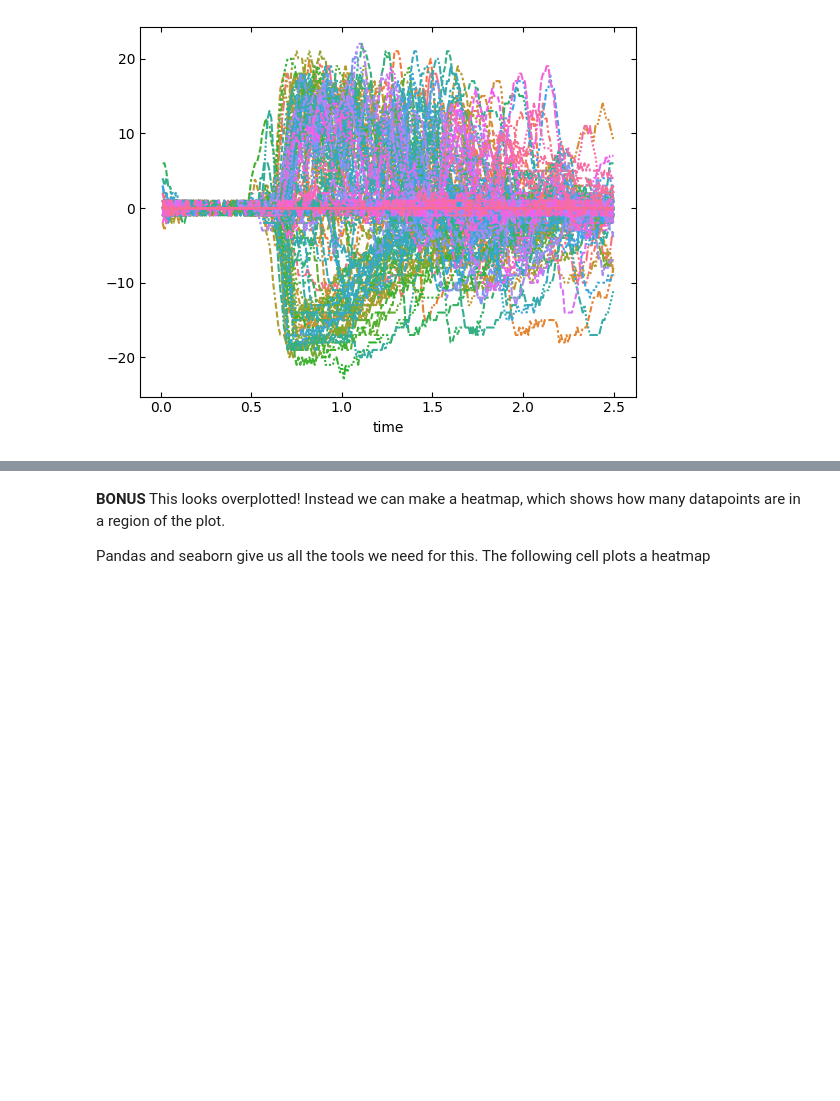
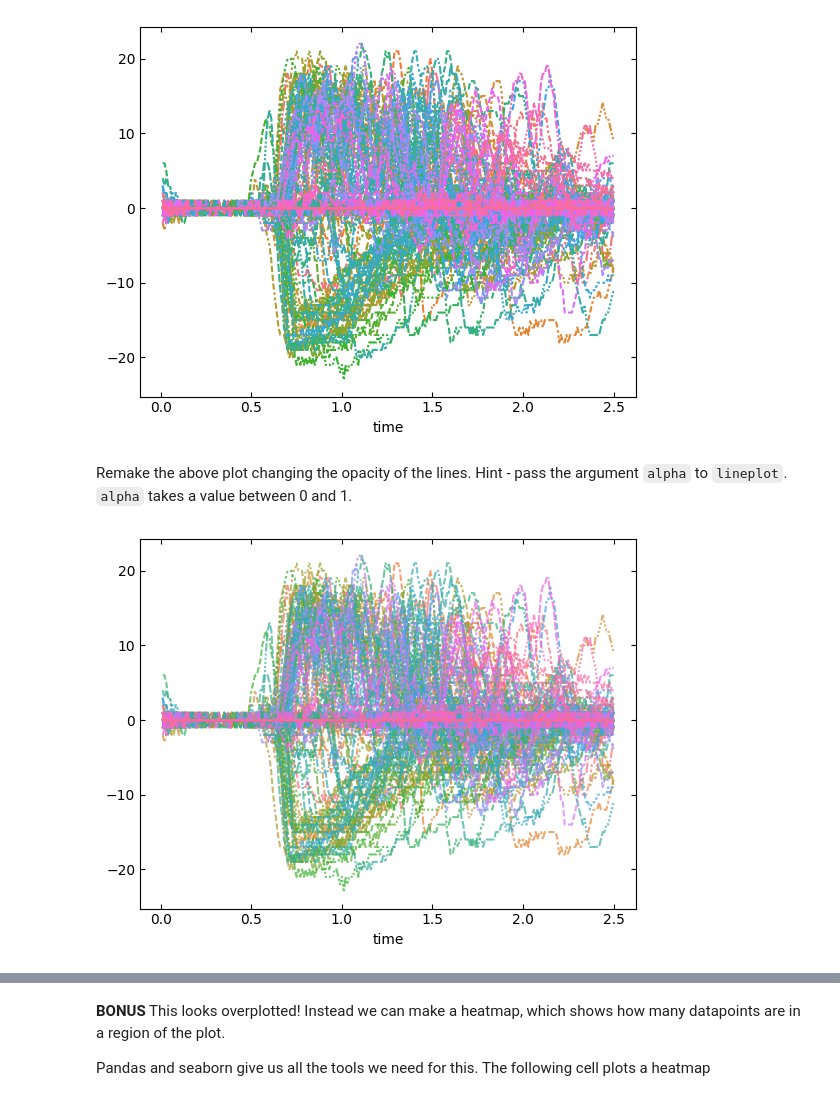
Before and after one commit to ibehave-ibots/iBOTS-Tools, a Jupyter notebook: workshops/python-workshop-1/exercises/ben/Day2-wheelspeed-with-solns.ipynb, the cells around one changed output, grey strips where cells are left out. Drawn from its saved outputs; the diff is of its cells as text; code cells hidden in the pictures; blank space fills up the shorter version.

```diff
--- a/workshops/python-workshop-1/exercises/ben/Day2-wheelspeed-with-solns.ipynb
+++ b/workshops/python-workshop-1/exercises/ben/Day2-wheelspeed-with-solns.ipynb
@@ -385,3 +394,9 @@ Make a plot that shows the wheel speeds for all trials. Hint - pass the argument
 sns.lineplot(wheel_df, legend=None);
 # %% [output]
 [figure]
+# %% [markdown]
+Remake the above plot changing the opacity of the lines. Hint - pass the argument `alpha` to `lineplot`. `alpha` takes a value between 0 and 1.
+# %%
+sns.lineplot(wheel_df, legend=None, alpha=0.7);
+# %% [output]
+[figure, added]
```
Also changed, not shown: parts of 43 cells of this notebook.
